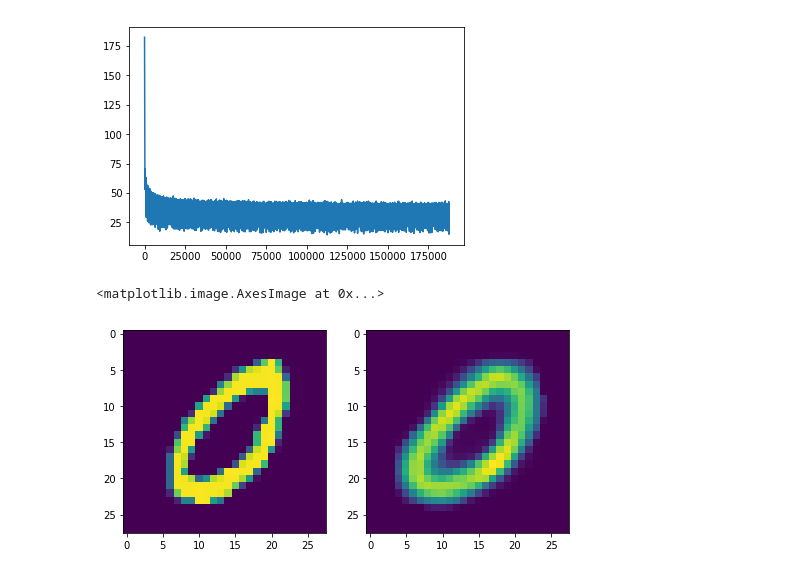
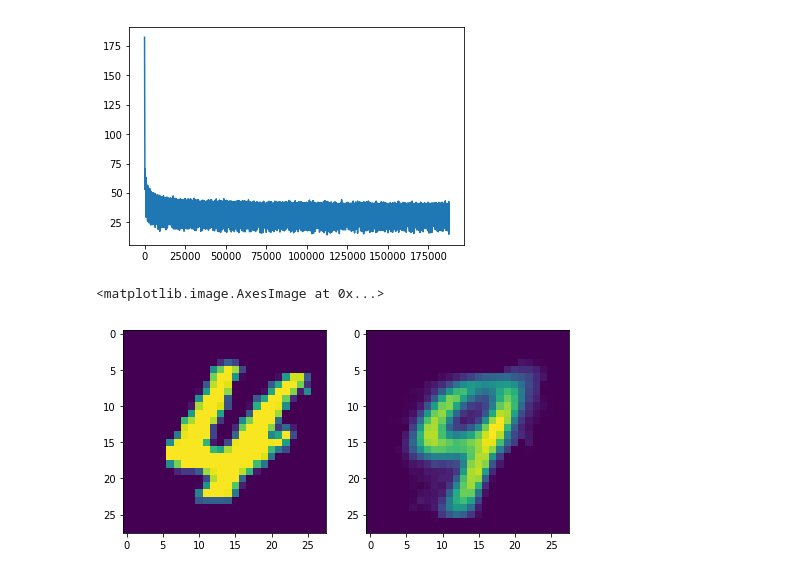
Before and after one commit to yoavo1984/dl_tutorial, a Jupyter notebook: autoencoder_tutorial.ipynb, the cells around one changed output. Drawn from its saved outputs; the diff is of its cells as text; code cells hidden in the pictures.

```diff
--- a/autoencoder_tutorial.ipynb
+++ b/autoencoder_tutorial.ipynb
@@ -182,24 +183,24 @@ plt.plot(errors)
 # %%
 # Looking at the encoder function
 def encode_decode(image):
     global encoder
     global decoder
 
     encoder.eval()
     decoder.eval()
     image_encoded = encoder(image)
     return decoder(image_encoded)
 
-random_image = mnist_test[np.random.randint(0,6000)]
+random_image = mnist_dataset[np.random.randint(0,60000)]
 image, label = random_image[0], random_image[1]
 sample = images_to_vectors(image)
 
 reconstruction = encode_decode(sample)
 reconstruction = vectors_to_images(reconstruction)
 
 figure, axes = plt.subplots(1,2, figsize=(8, 4))
 axes[0].imshow(image[0])
 axes[1].imshow(reconstruction.detach().numpy()[0][0])
 # %% [output]
 <matplotlib.image.AxesImage at 0x...>
-[figure, old version]
+[figure, new version]
```
Also changed, not shown: parts of 6 cells of this notebook.
